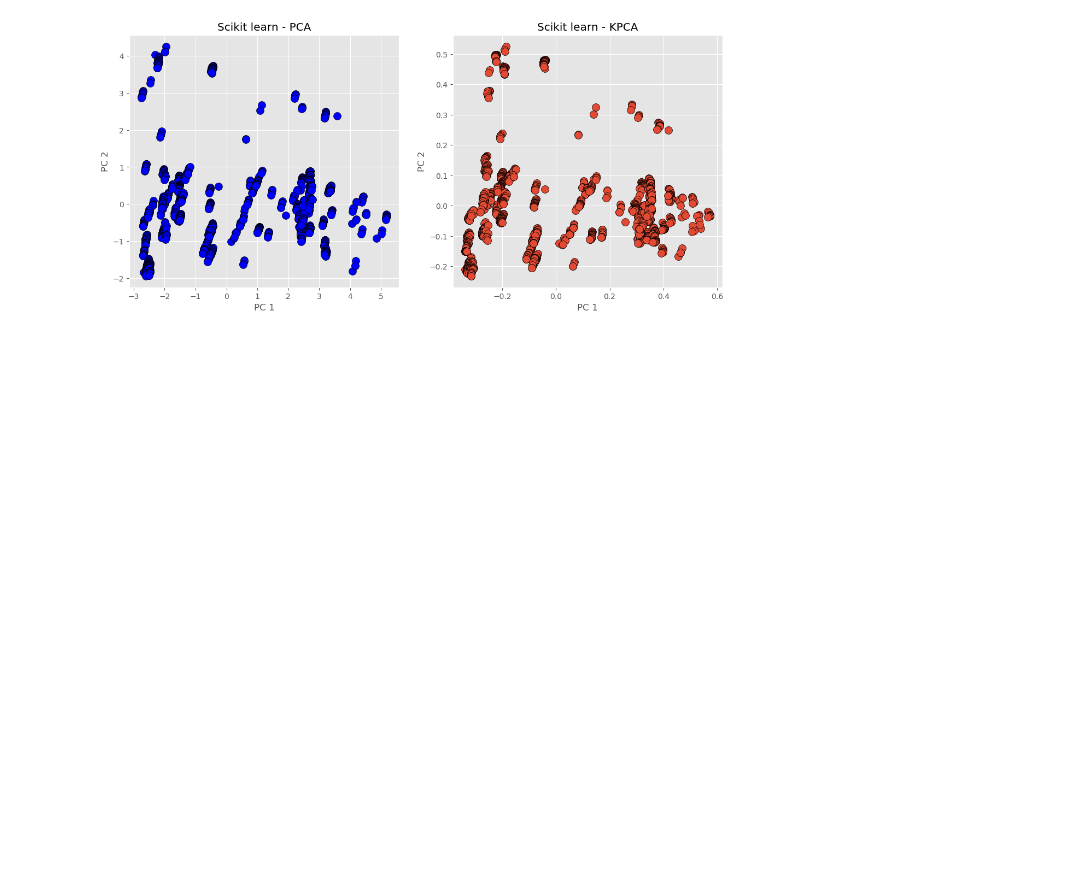
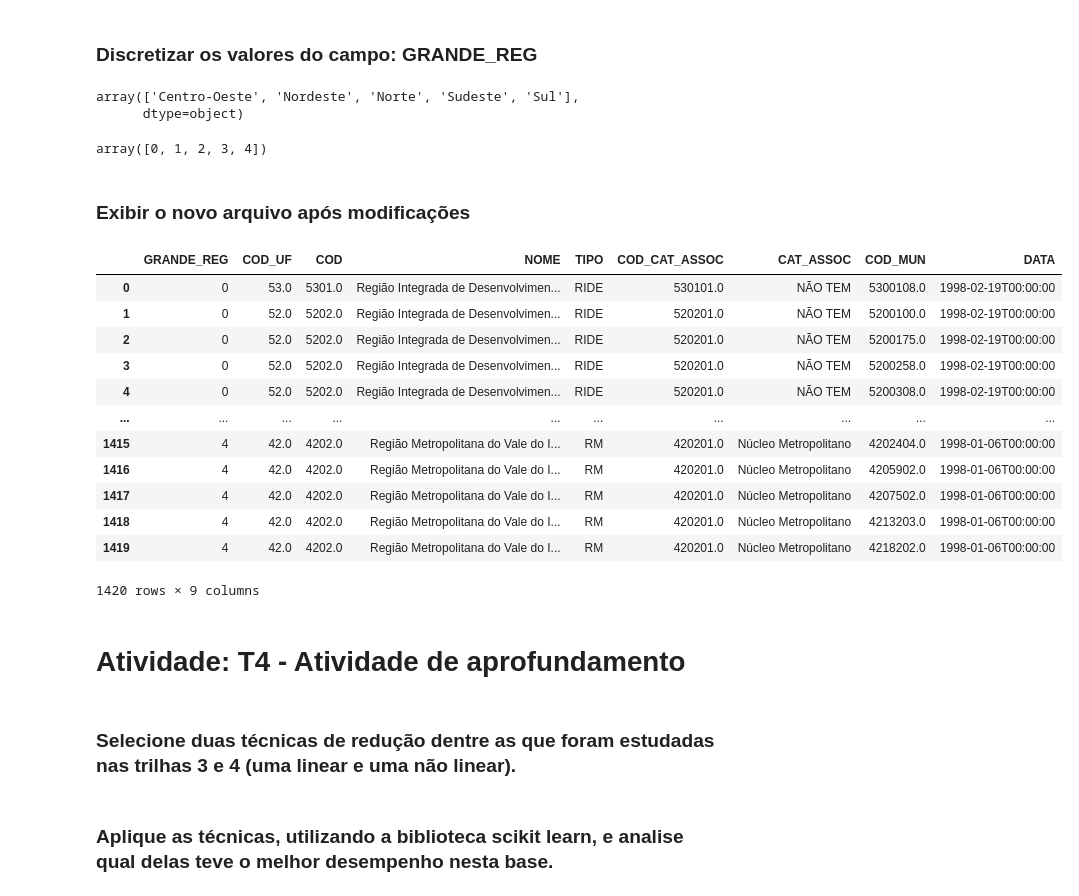
Before and after one commit to CtrlAltBruno/mackenzie-aprendizado-nao-supervisionado, a Jupyter notebook: T4 - Atividade de aprofundamento.ipynb, the cells around one changed output. Saved outputs shown, nothing was run; the diff lists cells and outputs as text; code cells hidden in the pictures; blank space fills up the shorter version.

Commit message:
Adicionado exercício de trilha 6

```diff
--- a/T4 - Atividade de aprofundamento.ipynb
+++ b/T4 - Atividade de aprofundamento.ipynb
@@ -20,0 +63,3 @@ Matrícula: 92316328
+# %%
+df.drop(columns=['SIGLA_UF', 'NOME_MUN', 'LEG'], axis=1, inplace=True)
+df.head()
@@ -20,0 +73,38 @@ Matrícula: 92316328
+# %% [markdown]
+### Discretizar os valores do campo: GRANDE_REG
+# %%
+col_to_encode = 'GRANDE_REG'
+df[col_to_encode].unique()
+# %% [output]
+array(['Centro-Oeste', 'Nordeste', 'Norte', 'Sudeste', 'Sul'],
+      dtype=object)
+# %%
+from sklearn.preprocessing import LabelEncoder
+
+le = LabelEncoder()
+df[col_to_encode] = le.fit_transform(df[col_to_encode])
+df[col_to_encode].unique()
+# %% [output]
+array([0, 1, 2, 3, 4])
+# %% [markdown]
+### Exibir o novo arquivo após modificações
+# %%
+display(df)
+# %% [output]
+|  | GRANDE_REG | COD_UF | COD | NOME | TIPO | COD_CAT_ASSOC | CAT_ASSOC | COD_MUN | DATA |
+| 0 | 0 | 53.0 | 5301.0 | Região Integrada de Desenvolvimen... | RIDE | 530101.0 | NÃO TEM | 5300108.0 | 1998-02-19T00:00:00 |
+| 1 | 0 | 52.0 | 5202.0 | Região Integrada de Desenvolvimen... | RIDE | 520201.0 | NÃO TEM | 5200100.0 | 1998-02-19T00:00:00 |
+| 2 | 0 | 52.0 | 5202.0 | Região Integrada de Desenvolvimen... | RIDE | 520201.0 | NÃO TEM | 5200175.0 | 1998-02-19T00:00:00 |
+| 3 | 0 | 52.0 | 5202.0 | Região Integrada de Desenvolvimen... | RIDE | 520201.0 | NÃO TEM | 5200258.0 | 1998-02-19T00:00:00 |
+| 4 | 0 | 52.0 | 5202.0 | Região Integrada de Desenvolvimen... | RIDE | 520201.0 | NÃO TEM | 5200308.0 | 1998-02-19T00:00:00 |
+| ... | ... | ... | ... | ... | ... | ... | ... | ... | ... |
+| 1415 | 4 | 42.0 | 4202.0 | Região Metropolitana do Vale do I... | RM | 420201.0 | Núcleo Metropolitano | 4202404.0 | 1998-01-06T00:00:00 |
+| 1416 | 4 | 42.0 | 4202.0 | Região Metropolitana do Vale do I... | RM | 420201.0 | Núcleo Metropolitano | 4205902.0 | 1998-01-06T00:00:00 |
+| 1417 | 4 | 42.0 | 4202.0 | Região Metropolitana do Vale do I... | RM | 420201.0 | Núcleo Metropolitano | 4207502.0 | 1998-01-06T00:00:00 |
+| 1418 | 4 | 42.0 | 4202.0 | Região Metropolitana do Vale do I... | RM | 420201.0 | Núcleo Metropolitano | 4213203.0 | 1998-01-06T00:00:00 |
+| 1419 | 4 | 42.0 | 4202.0 | Região Metropolitana do Vale do I... | RM | 420201.0 | Núcleo Metropolitano | 4218202.0 | 1998-01-06T00:00:00 |
+1420 rows × 9 columns
+# %% [markdown]
+# Atividade: T4 - Atividade de aprofundamento
+# %% [markdown]
+### Selecione duas técnicas de redução dentre as que foram estudadas nas trilhas 3 e 4 (uma linear e uma não linear).
@@ -21,17 +113,18 @@ Matrícula: 92316328
+# %% [markdown]
+### Aplique as técnicas, utilizando a biblioteca scikit learn, e analise qual delas teve o melhor desempenho nesta base.
 # %%
-from pandas_ods_reader import read_ods
 from sklearn.preprocessing import LabelEncoder
 from sklearn.preprocessing import StandardScaler
-from sklearn.decomposition import PCA, KernelPCA
-import matplotlib.pyplot as plt
-import pandas as pd
 
-df = read_ods('data/Composicao_RMs_RIDEs_AglomUrbanas_2020_06_30.ods')
+#Convertendo a coluna 'DATA' em 'ANO'
+
+df['ANO'] = pd.to_datetime(df['DATA']).dt.year
 df.drop(columns=['DATA'], axis=1, inplace=True)
 
-# Transformando os dados categóricos em numéricos
+# Transformando dados categóricos em numéricos
 le = LabelEncoder()
-for col in ['GRANDE_REG', 'SIGLA_UF', 'NOME', 'TIPO', 'CAT_ASSOC', 'NOME_MUN', 'LEG']:
+
+for col in ['NOME', 'TIPO', 'CAT_ASSOC']:
     df[col] = le.fit_transform(df[col])
 
 # Removendo uma única linha que não seguia o padrão da coluna
@@ -47,19 +140,3 @@ X_pca = pca.fit_transform(X_std)
 # Kernel PCA
 kpca = KernelPCA(n_components=3, kernel='rbf', gamma=0.01)
 X_kpca = kpca.fit_transform(X_std)
-
-# Plotting
-with plt.style.context('ggplot'):
-    fig, ax = plt.subplots(1, 2, figsize=(14, 6))
-    ax[0].scatter(X_pca[:,0], X_pca[:,1], s=100, facecolor='b', edgecolors='k')
-    ax[0].set_xlabel('PC 1')
-    ax[0].set_ylabel('PC 2')
-    ax[0].set_title('Scikit learn - PCA')
-
-    ax[1].scatter(X_kpca[:,0], X_kpca[:,1], s=100, edgecolors='k')
-    ax[1].set_xlabel('PC 1')
-    ax[1].set_ylabel('PC 2')
-    ax[1].set_title('Scikit learn - KPCA')
-    plt.show()
-# %% [output]
-[figure, removed]
```
Also changed, not shown: parts of 14 cells of this notebook, 6 other files.
